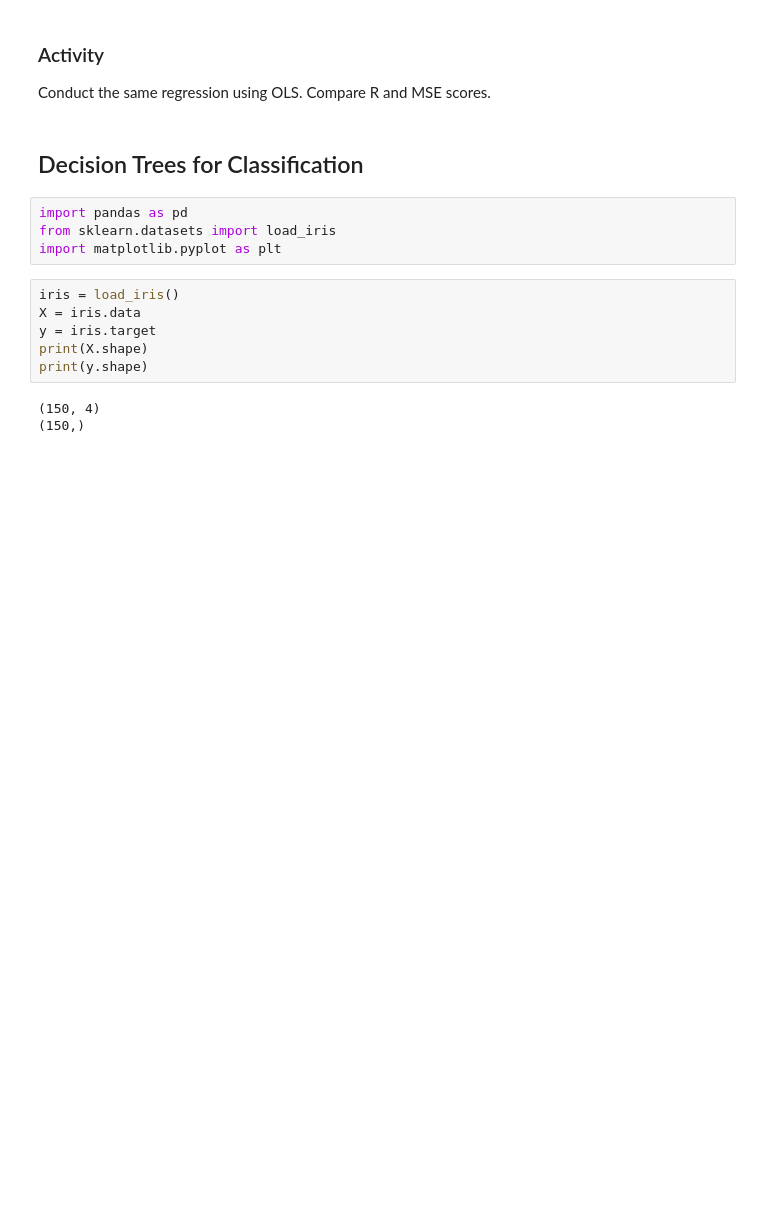
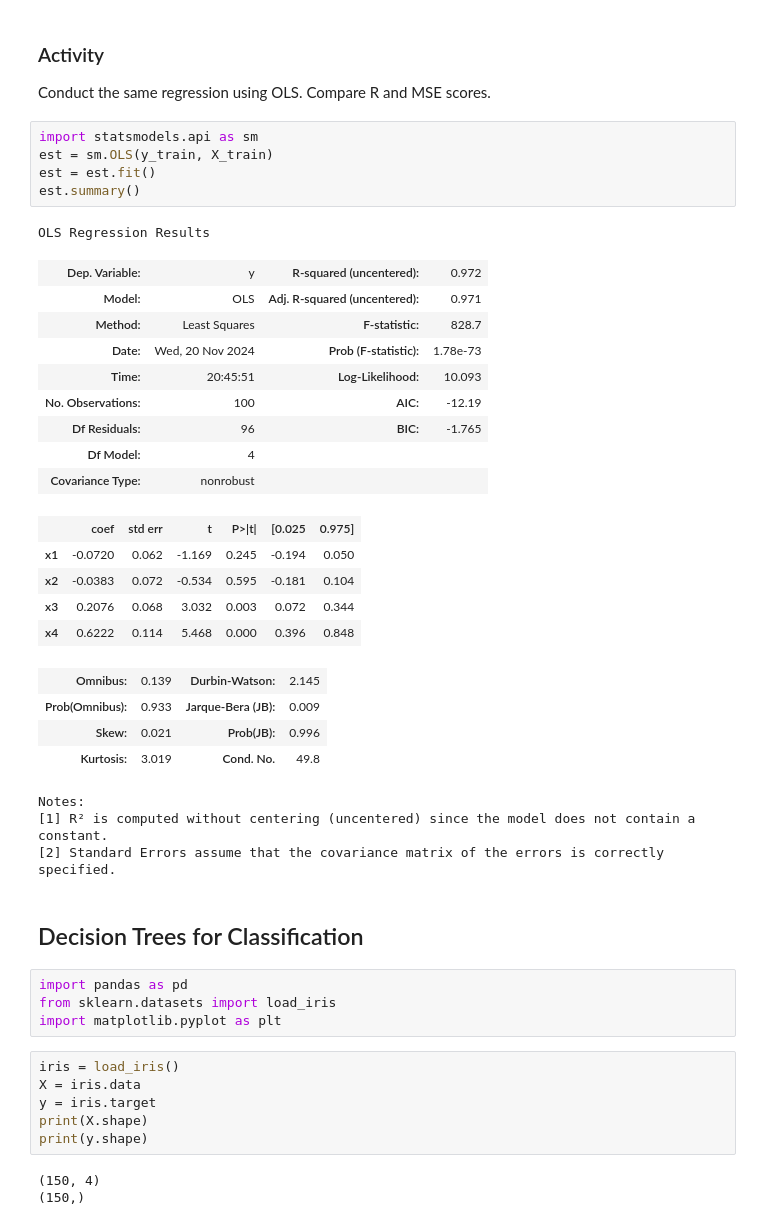
Before and after one commit to Rogetaysa/RepoIronhack, a Jupyter notebook: Entregas/45/4.4-Decision trees, cross val.ipynb, the cells around one changed output. Saved outputs shown, nothing was run; the diff lists cells and outputs as text; blank space fills up the shorter version.

```diff
--- a/Entregas/45/4.4-Decision trees, cross val.ipynb
+++ b/Entregas/45/4.4-Decision trees, cross val.ipynb
@@ -56,6 +56,34 @@ regressor.score(X_test,y_test)
 # %% [markdown]
 ### Activity
 Conduct the same regression using OLS. Compare R and MSE scores.
+# %%
+import statsmodels.api as sm
+est = sm.OLS(y_train, X_train)
+est = est.fit()
+est.summary()
+# %% [output]
+OLS Regression Results
+| Dep. Variable: | y | R-squared (uncentered): | 0.972 |
+| Model: | OLS | Adj. R-squared (uncentered): | 0.971 |
+| Method: | Least Squares | F-statistic: | 828.7 |
+| Date: | Wed, 20 Nov 2024 | Prob (F-statistic): | 1.78e-73 |
+| Time: | 20:45:51 | Log-Likelihood: | 10.093 |
+| No. Observations: | 100 | AIC: | -12.19 |
+| Df Residuals: | 96 | BIC: | -1.765 |
+| Df Model: | 4 |  |  |
+| Covariance Type: | nonrobust |  |  |
+|  | coef | std err | t | P>|t| | [0.025 | 0.975] |
+| x1 | -0.0720 | 0.062 | -1.169 | 0.245 | -0.194 | 0.050 |
+| x2 | -0.0383 | 0.072 | -0.534 | 0.595 | -0.181 | 0.104 |
+| x3 | 0.2076 | 0.068 | 3.032 | 0.003 | 0.072 | 0.344 |
+| x4 | 0.6222 | 0.114 | 5.468 | 0.000 | 0.396 | 0.848 |
+| Omnibus: | 0.139 | Durbin-Watson: | 2.145 |
+| Prob(Omnibus): | 0.933 | Jarque-Bera (JB): | 0.009 |
+| Skew: | 0.021 | Prob(JB): | 0.996 |
+| Kurtosis: | 3.019 | Cond. No. | 49.8 |
+Notes:
+[1] R² is computed without centering (uncentered) since the model does not contain a constant.
+[2] Standard Errors assume that the covariance matrix of the errors is correctly specified.
 # %% [markdown]
 ## Decision Trees for Classification
 # %%
```
Also changed, not shown: parts of 2 cells of this notebook, 2 other files.
